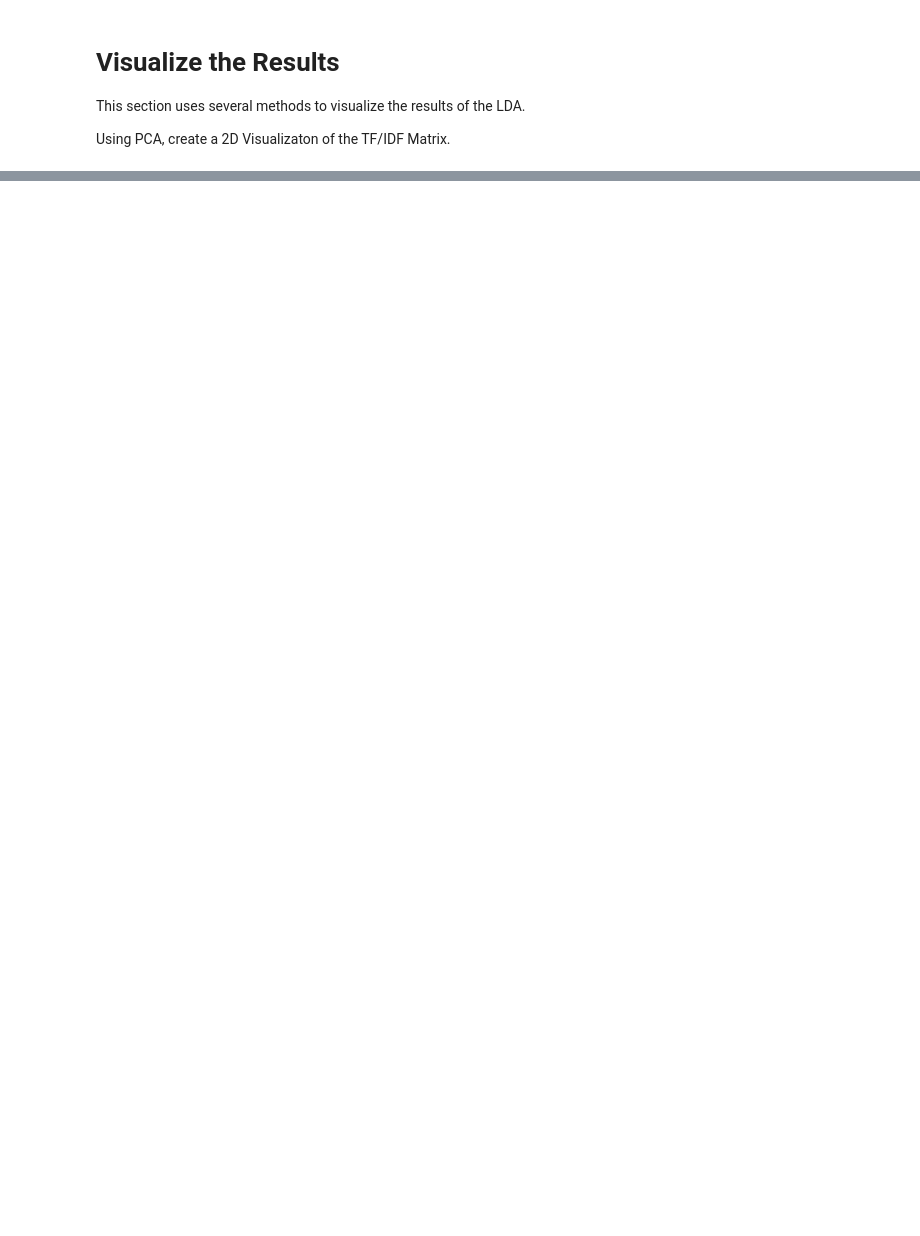
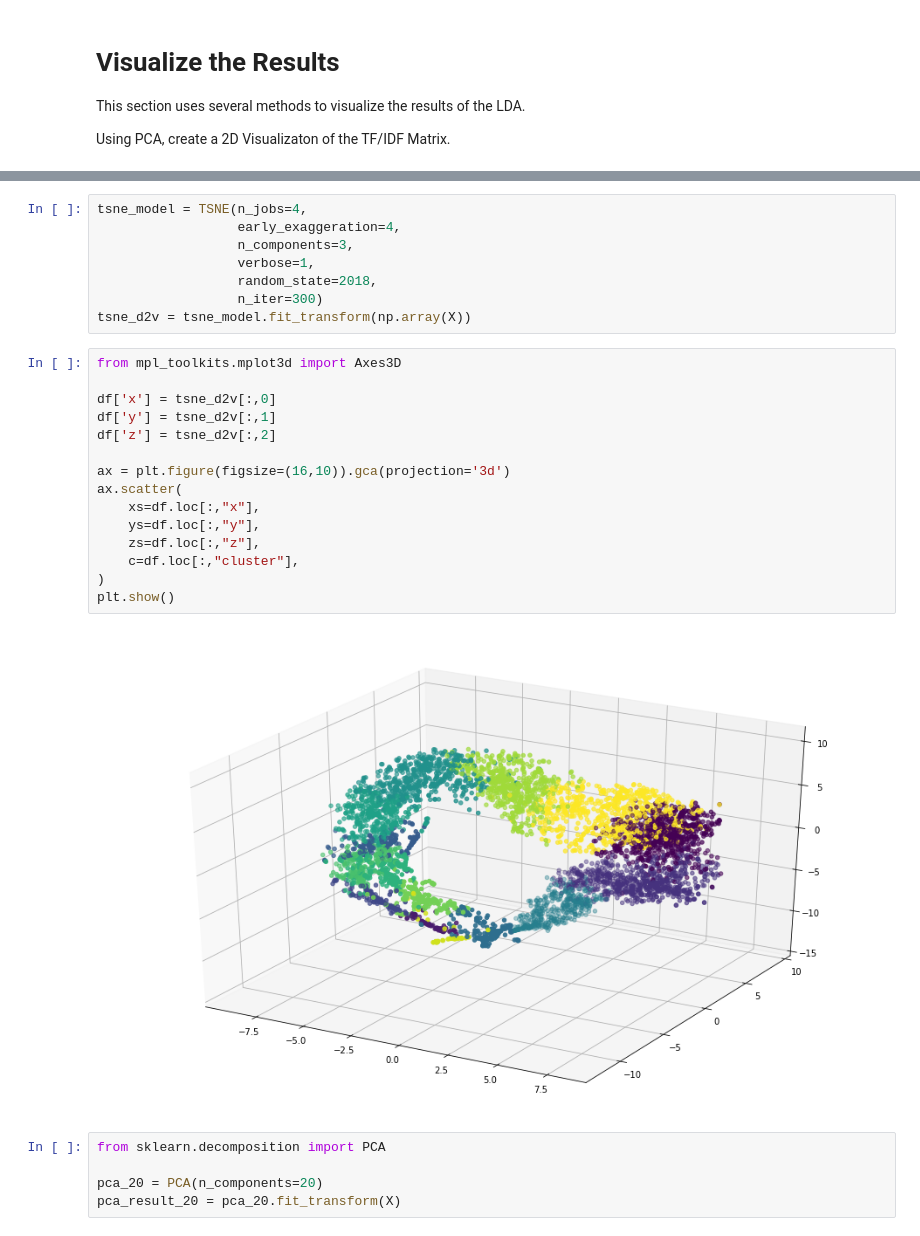
Before and after one commit to HSV-AI/bug-analysis, a Jupyter notebook: Doc2Vec.ipynb, the cells around one changed output, grey strips where cells are left out. Saved outputs shown, nothing was run; the diff lists cells and outputs as text; blank space fills up the shorter version.

```diff
--- a/Doc2Vec.ipynb
+++ b/Doc2Vec.ipynb
@@ -404,0 +218,30 @@ Loading BokehJS ...
+# %%
+tsne_model = TSNE(n_jobs=4,
+                  early_exaggeration=4,
+                  n_components=3,
+                  verbose=1,
+                  random_state=2018,
+                  n_iter=300)
+tsne_d2v = tsne_model.fit_transform(np.array(X))
+# %%
+from mpl_toolkits.mplot3d import Axes3D
+
+df['x'] = tsne_d2v[:,0]
+df['y'] = tsne_d2v[:,1]
+df['z'] = tsne_d2v[:,2]
+
+ax = plt.figure(figsize=(16,10)).gca(projection='3d')
+ax.scatter(
+    xs=df.loc[:,"x"],
+    ys=df.loc[:,"y"],
+    zs=df.loc[:,"z"],
+    c=df.loc[:,"cluster"],
+)
+plt.show()
+# %% [output]
+[figure, added]
+# %%
+from sklearn.decomposition import PCA
+
+pca_20 = PCA(n_components=20)
+pca_result_20 = pca_20.fit_transform(X)
```
Also changed, not shown: parts of 33 cells of this notebook.
